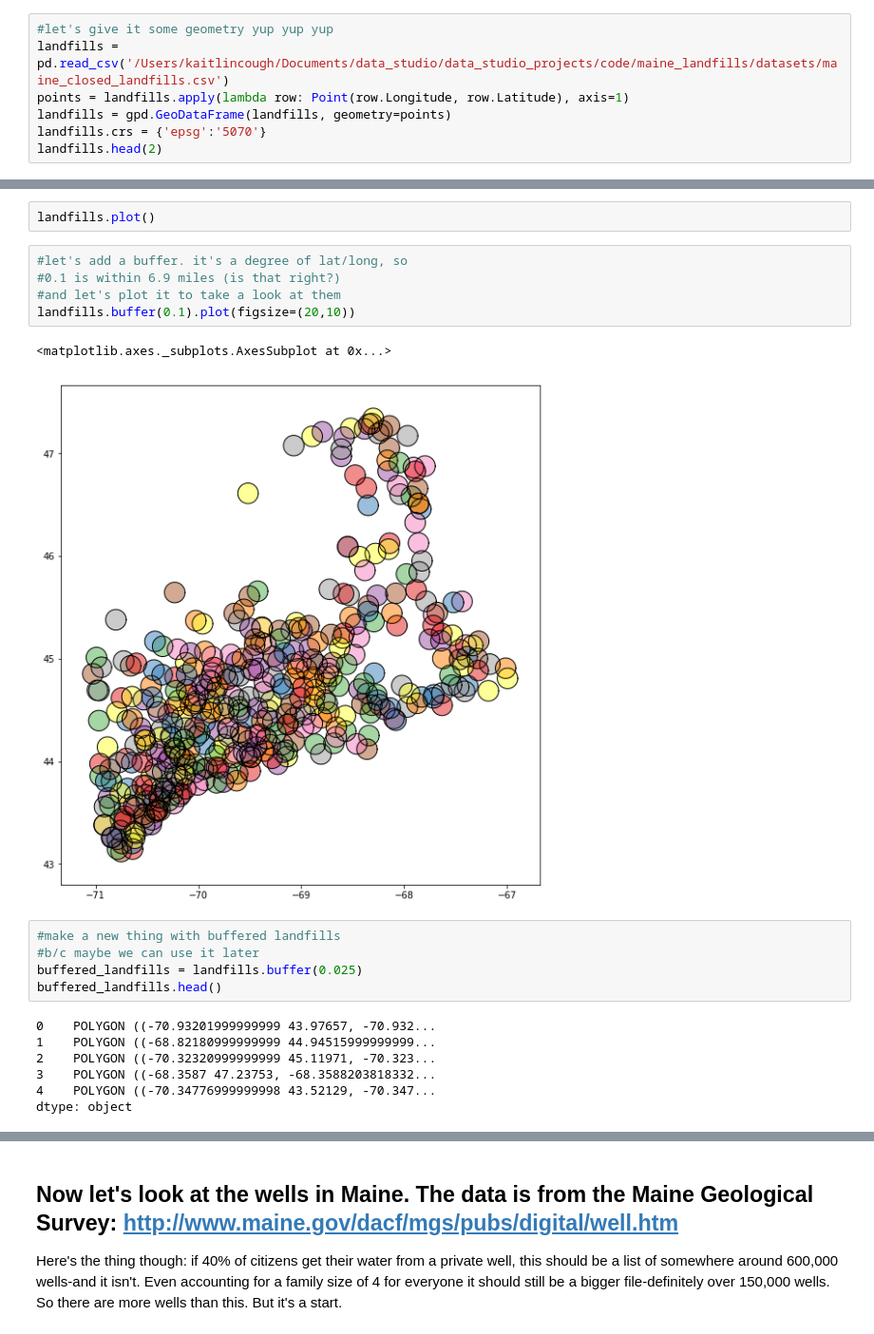
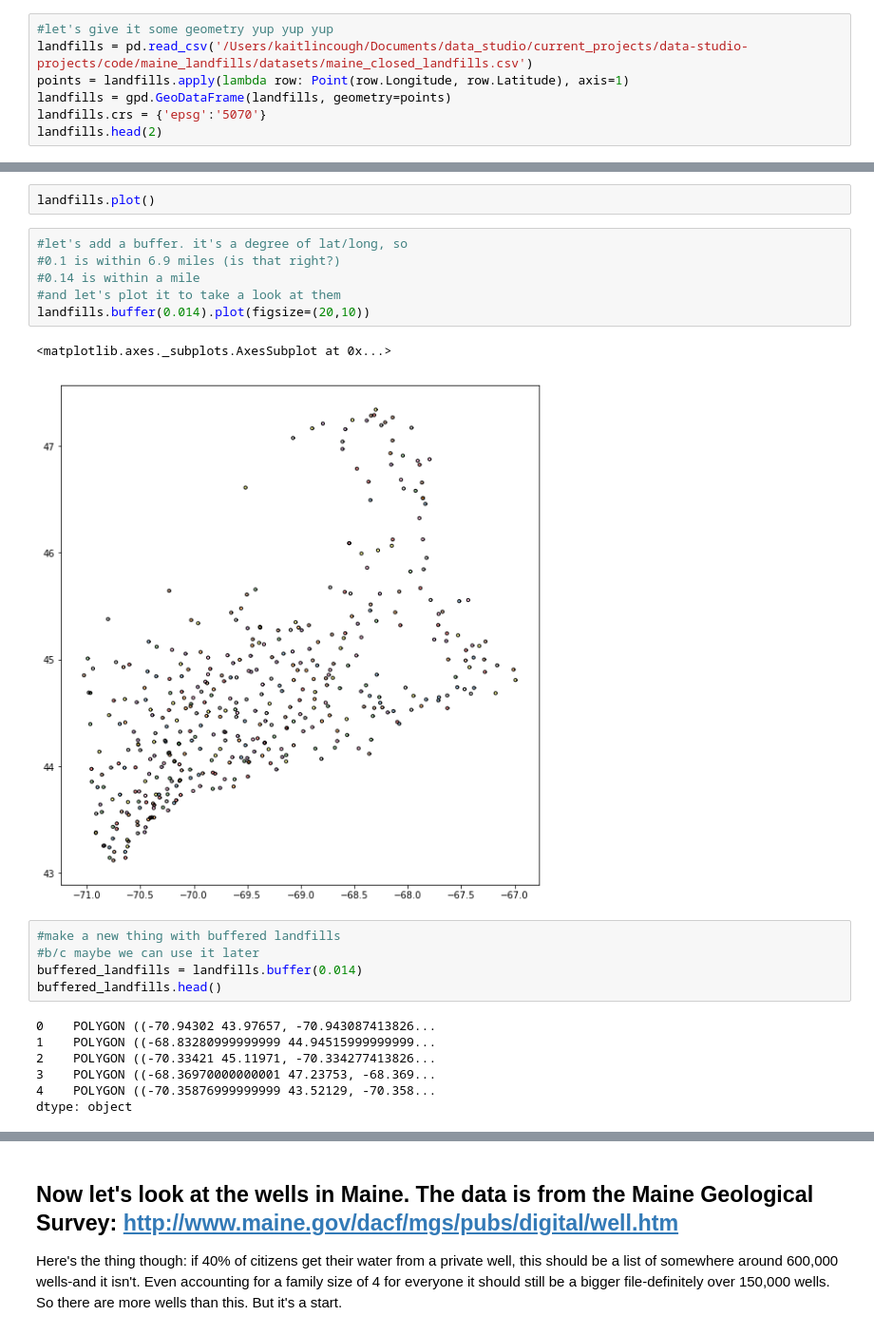
Before and after one commit to kcough/data-studio-projects, a Jupyter notebook: code/maine_landfills/notebooks/maine_landfills_and_wells.ipynb, the cells around one changed output, grey strips where cells are left out. Shown at 95% size. Saved outputs shown, nothing was run; the diff lists cells and outputs as text.

```diff
--- a/code/maine_landfills/notebooks/maine_landfills_and_wells.ipynb
+++ b/code/maine_landfills/notebooks/maine_landfills_and_wells.ipynb
@@ -93,6 +107,6 @@ landfills['Town'].value_counts().head()
 # %%
 #let's give it some geometry yup yup yup
-landfills = pd.read_csv('/Users/kaitlincough/Documents/data_studio/data_studio_projects/code/maine_landfills/datasets/maine_closed_landfills.csv')
+landfills = pd.read_csv('/Users/kaitlincough/Documents/data_studio/current_projects/data-studio-projects/code/maine_landfills/datasets/maine_closed_landfills.csv')
 points = landfills.apply(lambda row: Point(row.Longitude, row.Latitude), axis=1)
 landfills = gpd.GeoDataFrame(landfills, geometry=points)
 landfills.crs = {'epsg':'5070'}
@@ -127,22 +163,23 @@ landfills.plot()
 # %%
 #let's add a buffer. it's a degree of lat/long, so
 #0.1 is within 6.9 miles (is that right?)
+#0.14 is within a mile
 #and let's plot it to take a look at them
-landfills.buffer(0.1).plot(figsize=(20,10))
+landfills.buffer(0.014).plot(figsize=(20,10))
 # %% [output]
 <matplotlib.axes._subplots.AxesSubplot at 0x...>
-[figure, old version]
+[figure, new version]
 # %%
 #make a new thing with buffered landfills
 #b/c maybe we can use it later
-buffered_landfills = landfills.buffer(0.025)
+buffered_landfills = landfills.buffer(0.014)
 buffered_landfills.head()
 # %% [output]
-0    POLYGON ((-70.93201999999999 43.97657, -70.932...
-1    POLYGON ((-68.82180999999999 44.94515999999999...
-2    POLYGON ((-70.32320999999999 45.11971, -70.323...
-3    POLYGON ((-68.3587 47.23753, -68.3588203818332...
-4    POLYGON ((-70.34776999999998 43.52129, -70.347...
+0    POLYGON ((-70.94302 43.97657, -70.943087413826...
+1    POLYGON ((-68.83280999999999 44.94515999999999...
+2    POLYGON ((-70.33421 45.11971, -70.334277413826...
+3    POLYGON ((-68.36970000000001 47.23753, -68.369...
+4    POLYGON ((-70.35876999999999 43.52129, -70.358...
 dtype: object
 # %%
 buffered_landfills.plot(figsize=(20,10), color='grey')
```
Also changed, not shown: parts of 18 cells of this notebook, 15 other files.
